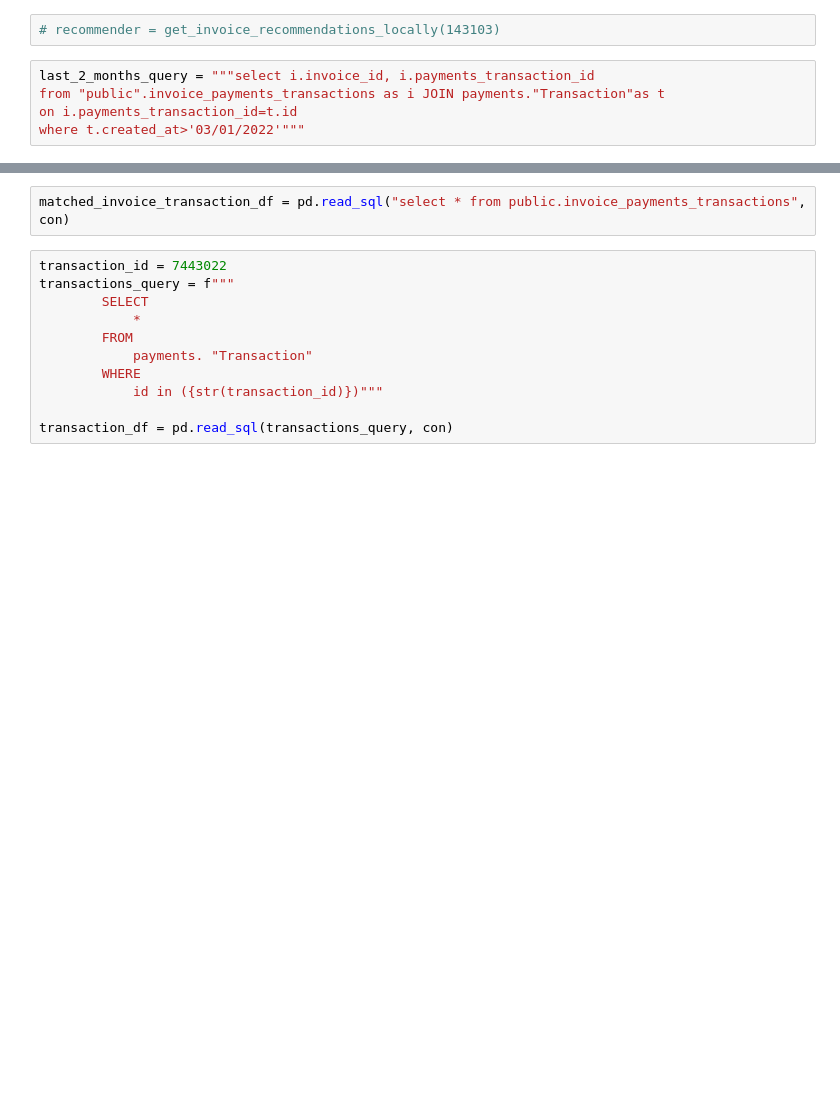
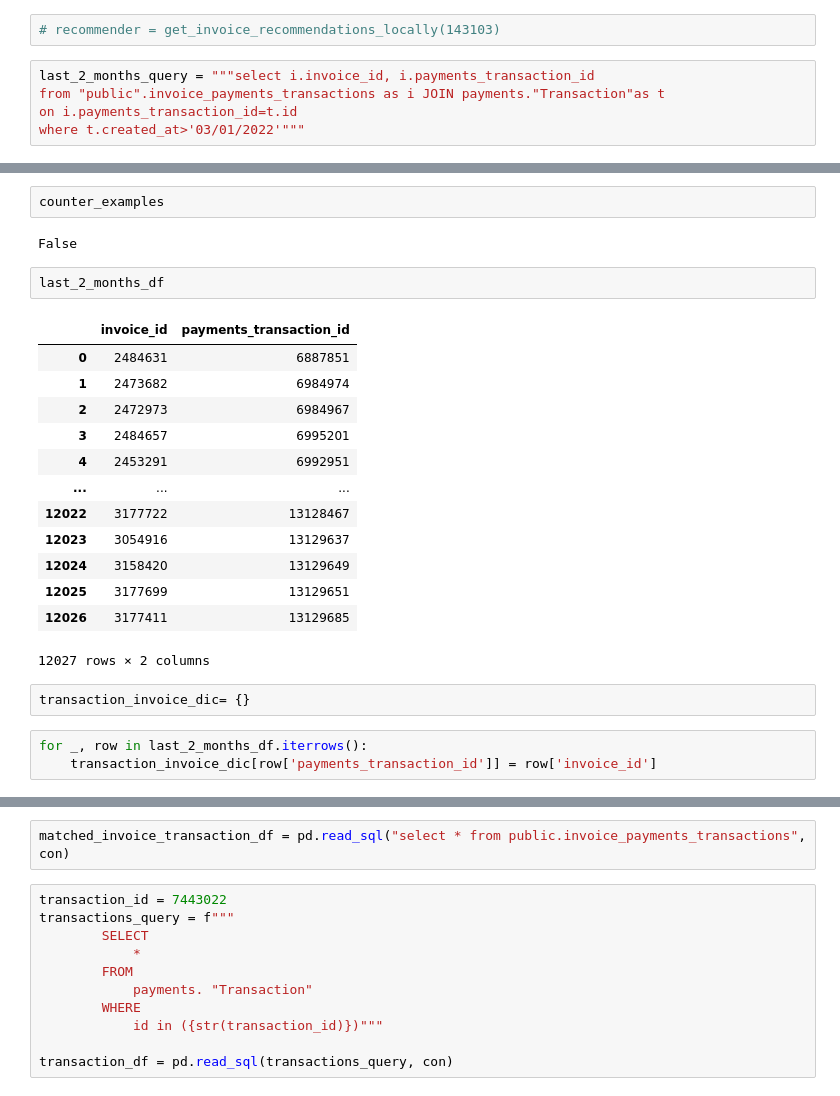
Before and after one commit to roeeorland/evaluate_recommender, a Jupyter notebook: investigating_specific_transactions.ipynb, the cells around one changed output, grey strips where cells are left out. Cells and saved outputs as stored; diff of their text form; blank space fills up the shorter version.

```diff
--- a/investigating_specific_transactions.ipynb
+++ b/investigating_specific_transactions.ipynb
@@ -92,0 +289,25 @@ correct_matches_df.to_csv('correct_matches_0-1000.csv')
+# %%
+counter_examples
+# %% [output]
+False
+# %%
+last_2_months_df
+# %% [output]
+|  | invoice_id | payments_transaction_id |
+| 0 | 2484631 | 6887851 |
+| 1 | 2473682 | 6984974 |
+| 2 | 2472973 | 6984967 |
+| 3 | 2484657 | 6995201 |
+| 4 | 2453291 | 6992951 |
+| ... | ... | ... |
+| 12022 | 3177722 | 13128467 |
+| 12023 | 3054916 | 13129637 |
+| 12024 | 3158420 | 13129649 |
+| 12025 | 3177699 | 13129651 |
+| 12026 | 3177411 | 13129685 |
+12027 rows × 2 columns
+# %%
+transaction_invoice_dic= {}
+# %%
+for _, row in last_2_months_df.iterrows():
+    transaction_invoice_dic[row['payments_transaction_id']] = row['invoice_id']
```
Also changed, not shown: parts of 56 cells of this notebook.
